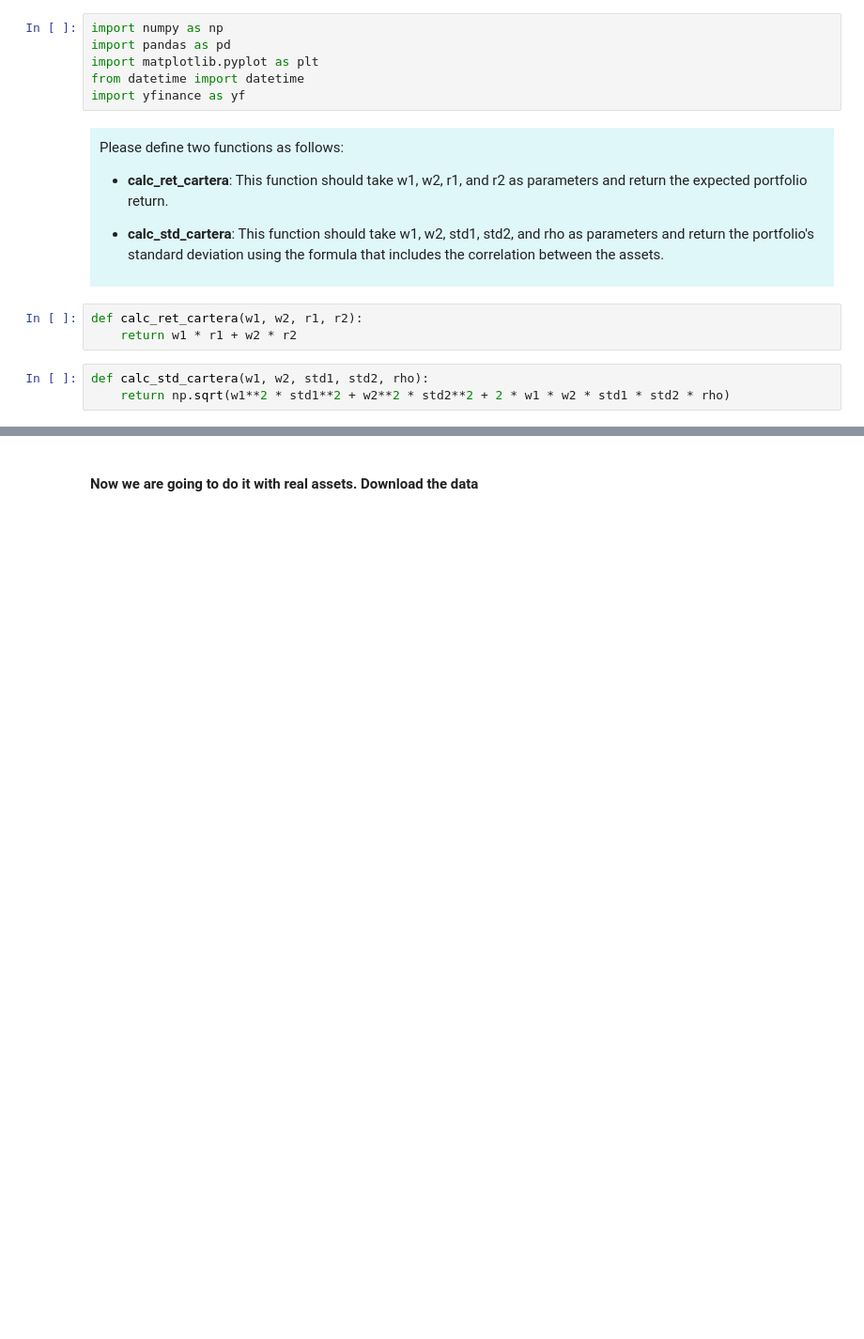
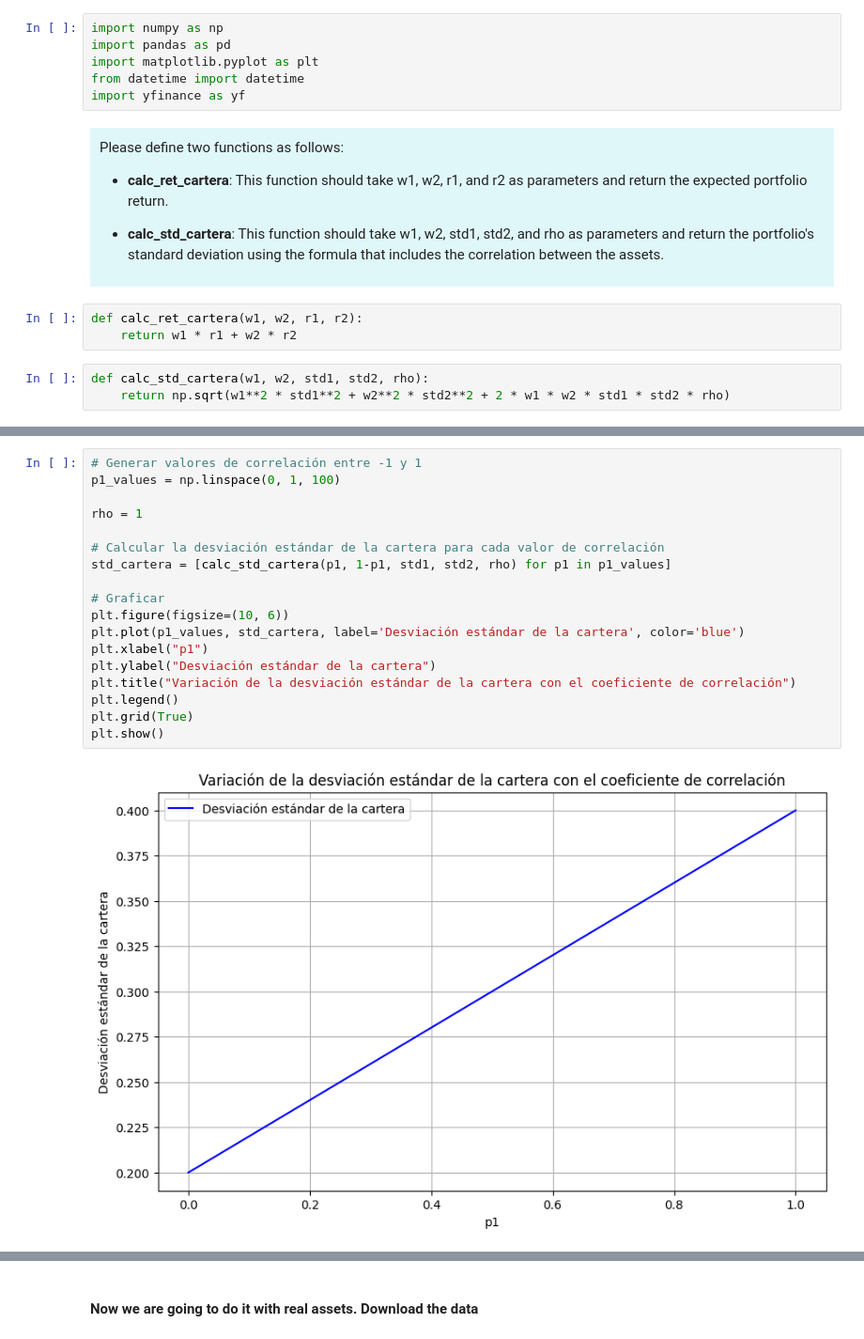
Before and after one commit to alfonso-santos/finanzas-tecnologia-practicas, a Jupyter notebook: src_soluciones/02_01_Calculos_iniciales_de_carteras_soluciones.ipynb, the cells around one changed output, grey strips where cells are left out. Shown: that part at 94% size. Cells and saved outputs as stored; diff of their text form; blank space fills up the shorter version.

```diff
--- a/src_soluciones/02_01_Calculos_iniciales_de_carteras_soluciones.ipynb
+++ b/src_soluciones/02_01_Calculos_iniciales_de_carteras_soluciones.ipynb
@@ -72,0 +91,20 @@ Calculate portfolio profitability and volatilities changing the weights and the
+# %%
+# Generar valores de correlación entre -1 y 1
+p1_values = np.linspace(0, 1, 100)
+
+rho = 1
+
+# Calcular la desviación estándar de la cartera para cada valor de correlación
+std_cartera = [calc_std_cartera(p1, 1-p1, std1, std2, rho) for p1 in p1_values]
+
+# Graficar
+plt.figure(figsize=(10, 6))
+plt.plot(p1_values, std_cartera, label='Desviación estándar de la cartera', color='blue')
+plt.xlabel("p1")
+plt.ylabel("Desviación estándar de la cartera")
+plt.title("Variación de la desviación estándar de la cartera con el coeficiente de correlación")
+plt.legend()
+plt.grid(True)
+plt.show()
+# %% [output]
+[figure, added]
```
Also changed, not shown: parts of 10 cells of this notebook, 11 other files.
